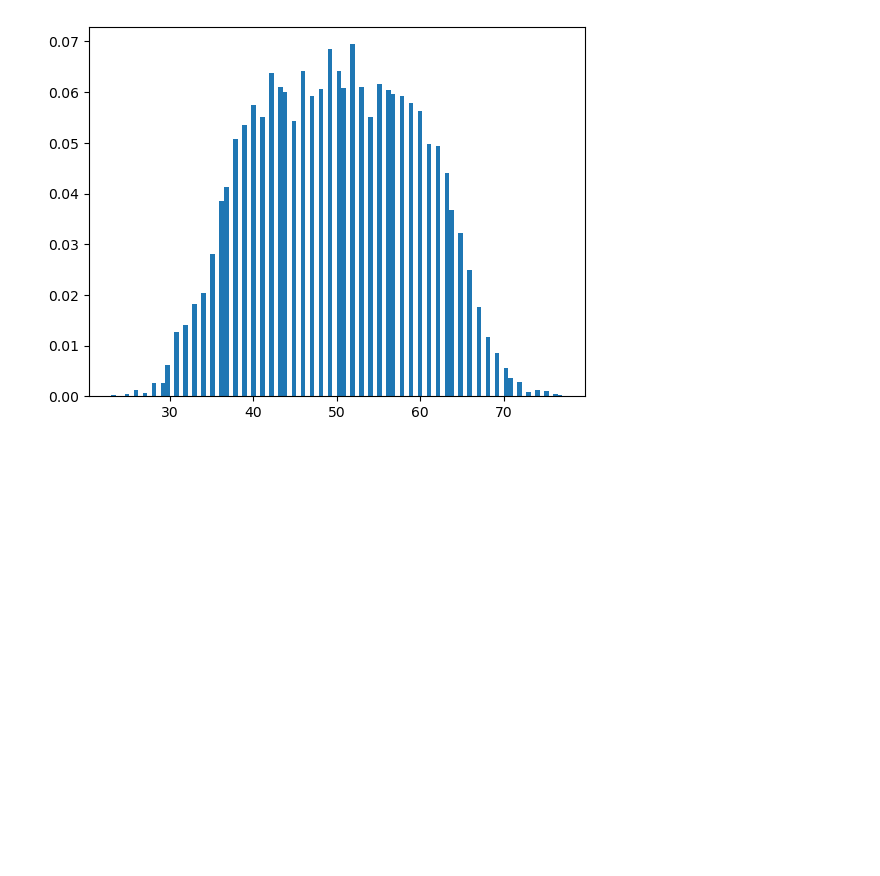
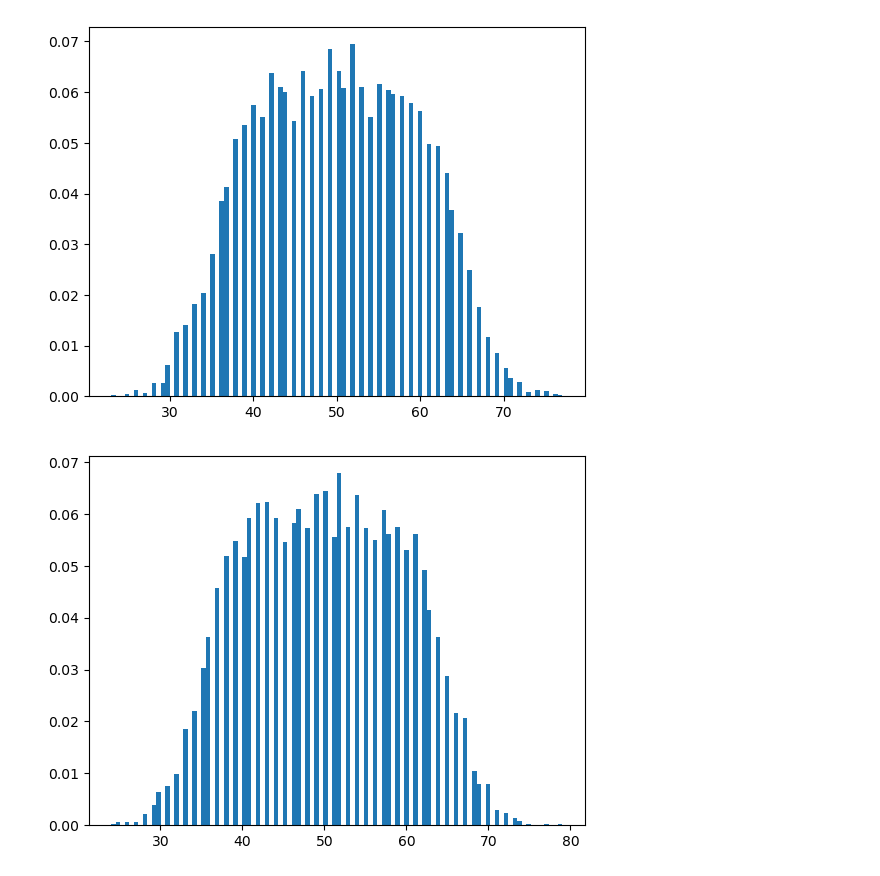
Before and after one commit to minseok1217/-CSE522-Artificial-Intelligence-Basic-with-Practice, a Jupyter notebook: 8/2020136016_김민석.ipynb, the cells around one changed output. Saved outputs shown, nothing was run; the diff lists cells and outputs as text; code cells hidden in the pictures; blank space fills up the shorter version.

```diff
--- a/8/2020136016_김민석.ipynb
+++ b/8/2020136016_김민석.ipynb
@@ -69,3 +69,29 @@ _ = plt.hist(data, 100, density=True)
 # %% [output]
 [52. 57. 36. ... 40. 61. 40.]
 [figure]
+# %%
+# 이산 랜덤 확률을 구하기 위해 사용한 code
+# 이항 분포를 사용해서 test해본 code. error 값 0.13 도달
+
+import math
+fac = math.factorial
+
+def com(a, b):
+    return fac(a)/(fac(b) * fac(a-b))
+
+def func(x):
+    a = [0] * 100
+    for i in range(100):
+        a[i] += com(100, i) * ( 0.4 ** i ) * 0.6 ** ( 100 - i )
+        a[i] += com(100, i) * ( 0.5 ** i ) * 0.5 ** ( 100 - i )
+        a[i] += com(100, i) * ( 0.6 ** i ) * 0.4 ** ( 100 - i )
+
+    for i in range(100):
+        a[i] /= 3
+    return a
+
+
+my_data = gen_data(func)
+_ = plt.hist(my_data, 100, density=True)
+# %% [output]
+[figure, added]
```
Also changed, not shown: parts of 5 cells of this notebook, 2 other files.
